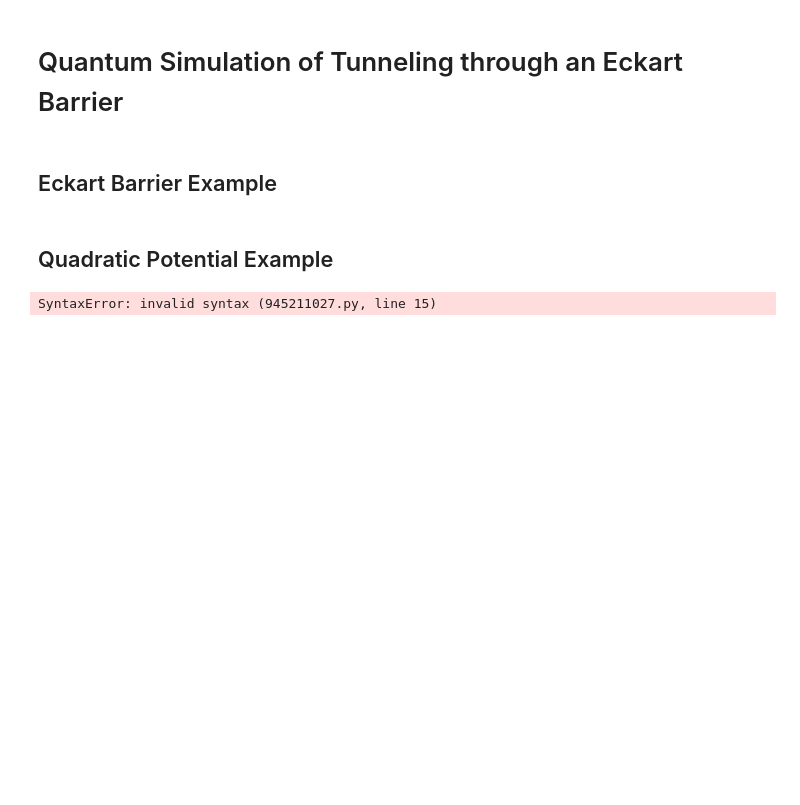
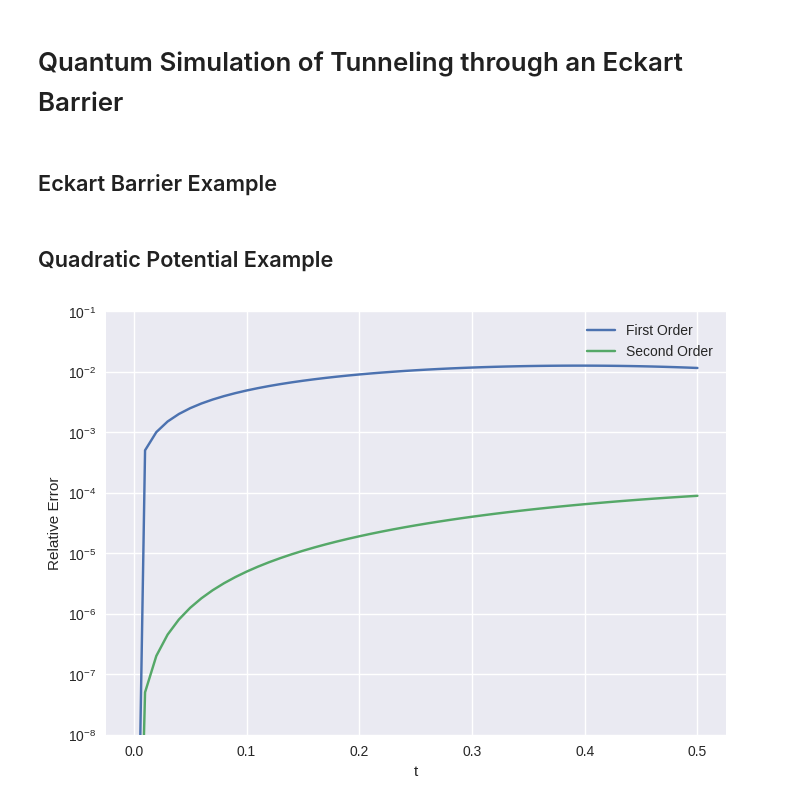
Before and after one commit to samco7/digital-quantum-simulation, a Jupyter notebook: welch/walsh_quantum_runs.ipynb, the cells around one changed output. Saved outputs shown, nothing was run; the diff lists cells and outputs as text; code cells hidden in the pictures; blank space fills up the shorter version.

```diff
--- a/welch/walsh_quantum_runs.ipynb
+++ b/welch/walsh_quantum_runs.ipynb
@@ -41,26 +41,27 @@ normalize = lambda x: x / np.linalg.norm(x)
 # %%
 potential = lambda x: x**2
 true_sol = lambda x, t: normalize(1/np.sqrt(2)*np.pi**(-1/4)*(2*x**2 - 1)*np.exp(-x**2/2)*np.exp(-1j*5*t))
 initial_wave_function = lambda x: true_sol(x, 0)
-n, K = 7, 50
+n, K = 6, 50
 T = .5
 L = 8
 
 states1, t_grid1, x_grid1 = walsh_evolve_quantum_1(potential, initial_wave_function, n, L, K, T, D=1)
 states2, t_grid2, x_grid2 = walsh_evolve_quantum_2(potential, initial_wave_function, n, L, K, T, D=1)
 
 error1 = []
 error2 = []
 for i in range(K + 1):
     error1.append(np.linalg.norm(np.abs(states1[i, :])**2 - np.abs(true_sol(x_grid1, t_grid1[i]))**2)/np.linalg.norm(np.abs(true_sol(x_grid1, t_grid1[i]))**2))
     error2.append(np.linalg.norm(np.abs(states2[i, :])**2 - np.abs(true_sol(x_grid2, t_grid1[i]))**2)/np.linalg.norm(np.abs(true_sol(x_grid2, t_grid2[i]))**2))
 
 plt.semilogy(t_grid1, error1, label='First Order')
 plt.semilogy(t_grid2, error2, label='Second Order')
 plt.legend()
 plt.xlabel('t')
-plt.ylabel('MSE')
+plt.ylabel('Relative Error')
+plt.ylim(1e-8, 1e-1)
 plt.show()
 # %% [output]
-SyntaxError: invalid syntax (945211027.py, line 15)
+[figure, added]
 # %%
```
Also changed, not shown: parts of 2 cells of this notebook.
